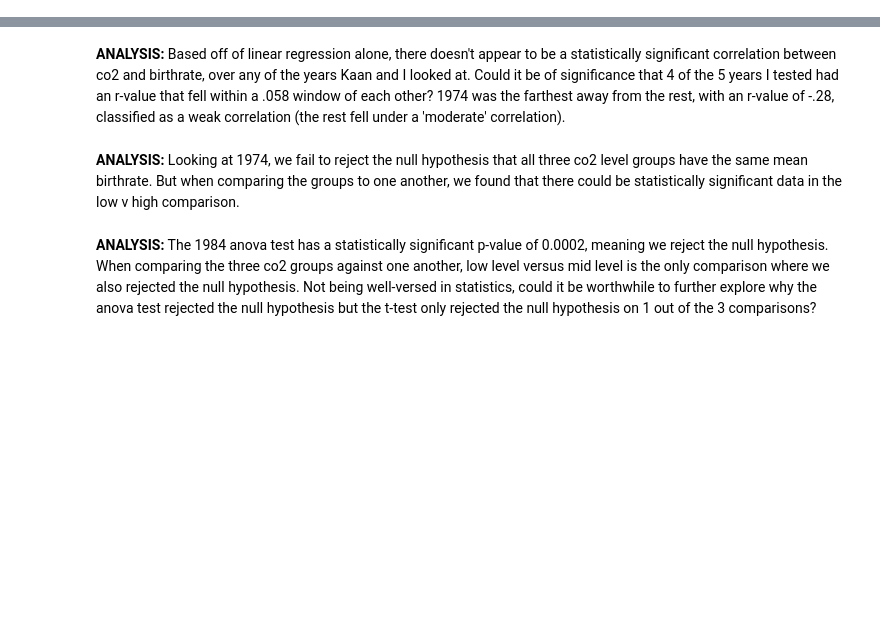
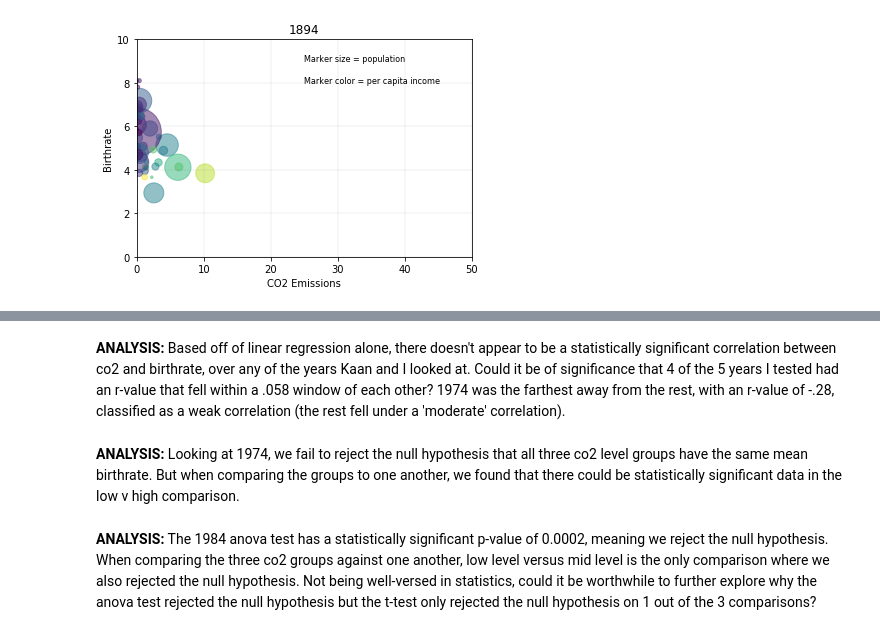
Before and after one commit to VallieTracy/project-one, a Jupyter notebook: Final Jupyter Notebook .ipynb, the cells around one changed output, grey strips where cells are left out. Cells and saved outputs as stored; diff of their text form; code cells hidden in the pictures; blank space fills up the shorter version.

```diff
--- a/Final Jupyter Notebook .ipynb
+++ b/Final Jupyter Notebook .ipynb
@@ -35,0 +272,14 @@ population_df.head()
+# %%
+# Create df for 1894
+first_merge_1894_df = pd.merge(co2_1894_df, birthrate_1894_df, on='country', how='inner')
+first_merge_1894_df = first_merge_1894_df.dropna()
+first_merge_1894_df = first_merge_1894_df.rename(columns={"country": "Country", "1894_x": "CO2 Emissions", "1894_y": "Birthrate"})
+
+second_merge_1894_df = pd.merge(population_1894_df, income_1894_df, on='country', how='inner')
+second_merge_1894_df = second_merge_1894_df.dropna()
+second_merge_1894_df = second_merge_1894_df.rename(columns={"country": "Country", "1894_x": "Population", "1894_y": "Income"})
+
+final_merge_1894_df = pd.merge(first_merge_1894_df, second_merge_1894_df, on='Country', how='inner')
+
+final_merge_1894_df['Population Color'] = final_merge_1894_df['Population']/max_pop
+final_merge_1894_df.head()
@@ -35,0 +293,24 @@ population_df.head()
+# %%
+# Plot 1894
+x_axis = final_merge_1894_df["CO2 Emissions"]
+y_axis = final_merge_1894_df["Birthrate"]
+
+plt.xlabel("CO2 Emissions")
+plt.ylabel("Birthrate")
+plt.title("1894")
+plt.text(25, 9, r'Marker size = population', fontsize=8)
+plt.text(25, 8, r'Marker color = per capita income', fontsize=8)
+
+plt.xlim(0,50)
+plt.ylim(0,10)
+
+plt.grid(color='grey', linestyle='-', linewidth=0.25, alpha=0.5)
+
+plt.scatter(x_axis, y_axis, c=final_merge_1894_df['Income'],
+            alpha=0.5, s = final_merge_1894_df['Population']/scale_variable)
+
+plt.savefig("1894.png", dpi=150)
+
+plt.show()
+# %% [output]
+[figure, added]
```
Also changed, not shown: parts of 59 cells of this notebook, 12 other files.
